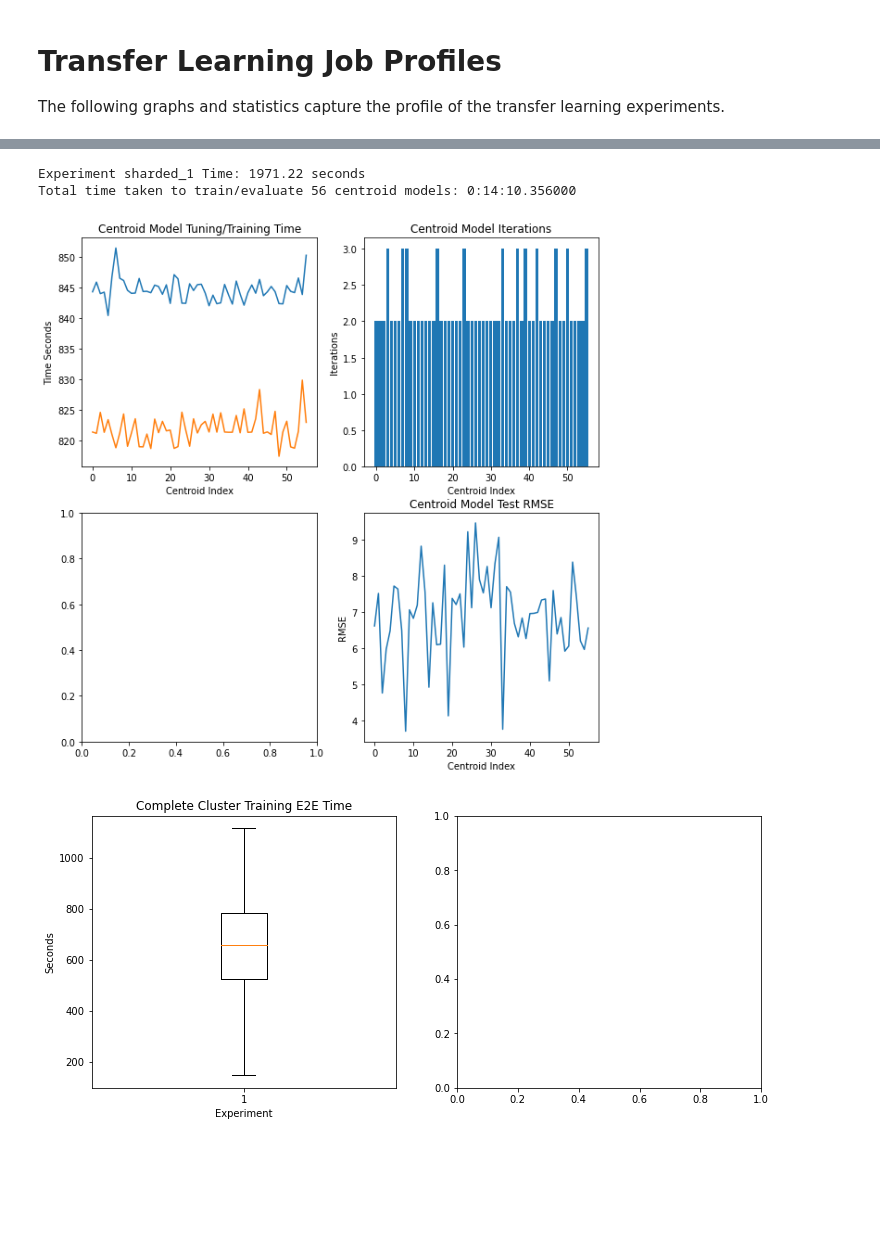
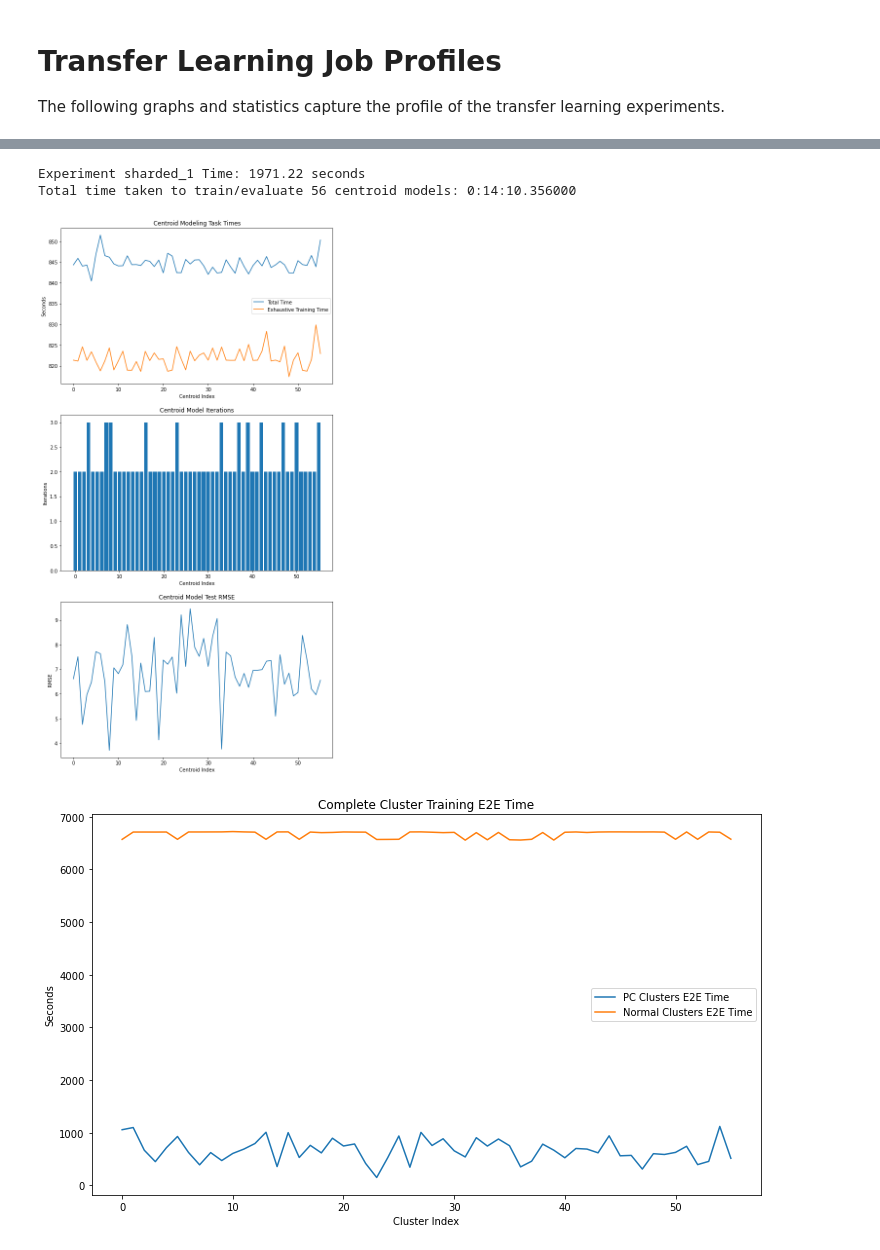
Before and after one commit to menuka94/transfer-learning, a Jupyter notebook: Job_Profiling.ipynb, the cells around one changed output, grey strips where cells are left out. Saved outputs shown, nothing was run; the diff lists cells and outputs as text; code cells hidden in the pictures; blank space fills up the shorter version.

```diff
--- a/Job_Profiling.ipynb
+++ b/Job_Profiling.ipynb
@@ -84,10 +79,0 @@ clusters = {}
-# %%
-for i, row in clusters_df.iterrows():
-    cluster_id = row["cluster_id"]
-    if cluster_id not in clusters:
-        clusters[cluster_id] = Cluster(cluster_id)
-
-    if row["is_center"]:
-        clusters[cluster_id].center_gis_join = row["gis_join"]
-    else:
-        clusters[cluster_id].gis_joins.append(row["gis_join"])
@@ -109 +80,11 @@ plt.show()
+# %%
+transfer_learn_experiment_task = None # Overarching task for experiment
+sequential_experiment_task = None # Overarching task for experiment
+
+centroid_model_tasks = CentroidModelTasks() # Tasks for centroid model training
+transfer_learn_cluster_tasks = ClusterLRModelTasks() # Tasks for transfer-learned cluster training
+sequential_cluster_tasks = ClusterLRModelTasks() # Tasks for sequential cluster training
+
+clusters_pca = {} # Stats about cluster
+clusters_seq = {} # Stats about cluster
 # %%
@@ -161,68 +251,69 @@ for i, row in tasks_df.iterrows():
 
 centroid_run_tasks = []
 for i in range(0,56):
     run_task = centroid_model_tasks.run_tasks[i]
     centroid_run_tasks.append(run_task.time_seconds)
 
 
 total_centroid_time = human_time(centroid_model_tasks.run_tasks[-1].end
                                  - centroid_model_tasks.run_tasks[0].begin)
 
-total_experiment_time = experiment_task.time_seconds
+total_experiment_time = transfer_learn_experiment_task.time_seconds
 
 print("Experiment %s Time: %s seconds" % (experiment, total_experiment_time))
 print("Total time taken to train/evaluate 56 centroid models:", total_centroid_time)
 
 
 
 # Create a figure
-figure, axis = plt.subplots(2, 2, figsize=(10,10))
+figure, axis = plt.subplots(3, 1, figsize=(10,20))
 
 
-# For Total End-to-End Time
-axis[0, 0].plot(centroid_run_tasks)
-axis[0, 0].set_title("Centroid Model E2E Time")
-axis[0, 0].set_ylabel("Seconds")
-axis[0, 0].set_xlabel("Centroid Index")
+# For Centroid Task Times
+axis[0].plot(centroid_run_tasks, label="Total Time")
+axis[0].plot((centroid_models_stats_df["time_ms"]/1000.0).to_list(), label="Exhaustive Training Time")
+axis[0].set_title("Centroid Modeling Task Times")
+axis[0].set_ylabel("Seconds")
+axis[0].set_xlabel("Centroid Index")
+axis[0].legend()
 
 # For Iterations
-axis[0, 1].bar(range(0, 56),centroid_models_stats_df["iterations"].to_list())
-axis[0, 1].set_title("Centroid Model Iterations")
-axis[0, 1].set_ylabel("Iterations")
-axis[0, 1].set_xlabel("Centroid Index")
+axis[1].bar(range(0, 56),centroid_models_stats_df["iterations"].to_list())
+axis[1].set_title("Centroid Model Iterations")
+axis[1].set_ylabel("Iterations")
+axis[1].set_xlabel("Centroid Index")
 
-# For Training Time
-axis[0, 0].plot((centroid_models_stats_df["time_ms"]/1000.0).to_list())
-axis[0, 0].set_title("Centroid Model Tuning/Training Time")
-axis[0, 0].set_ylabel("Time Seconds")
-axis[0, 0].set_xlabel("Centroid Index")
 
 # For RMSE
-axis[1, 1].plot(centroid_models_stats_df["rmse"].to_list())
-axis[1, 1].set_title("Centroid Model Test RMSE")
-axis[1, 1].set_ylabel("RMSE")
-axis[1, 1].set_xlabel("Centroid Index")
+axis[2].plot(centroid_models_stats_df["rmse"].to_list())
+axis[2].set_title("Centroid Model Test RMSE")
+axis[2].set_ylabel("RMSE")
+axis[2].set_xlabel("Centroid Index")
 
 # show plot
 plt.show()
 # %% [output]
 Experiment sharded_1 Time: 1971.22 seconds
 Total time taken to train/evaluate 56 centroid models: 0:14:10.356000
-[figure, old version]
+[figure, new version]
 # %%
 # ---- Cluster Transfer Learning Model Plotting -----
 
-clusters_run_time_seconds = [val[0].time_seconds for val in cluster_lr_model_tasks.run_tasks.values()]
+clusters_run_time_seconds = [val[0].time_seconds for val in transfer_learn_cluster_tasks.run_tasks.values()]
+seq_clusters_run_time_seconds = [val[0].time_seconds for val in sequential_cluster_tasks.run_tasks.values()]
+
 
 # Create a figure
-figure, axis = plt.subplots(1, 2, figsize=(12,5))
+plt.figure(figsize=(12,7))
 
 # For Cluster Training End-to-End Time
-axis[0].boxplot(clusters_run_time_seconds)
-axis[0].set_title("Complete Cluster Training E2E Time")
-axis[0].set_ylabel("Seconds")
-axis[0].set_xlabel("Experiment")
+plt.plot(clusters_run_time_seconds, label="PC Clusters E2E Time")
+plt.plot(seq_clusters_run_time_seconds, label="Normal Clusters E2E Time")
+plt.title("Complete Cluster Training E2E Time")
+plt.ylabel("Seconds")
+plt.xlabel("Cluster Index")
+plt.legend()
 
 plt.show()
 # %% [output]
-[figure, old version]
+[figure, new version]
```
Also changed, not shown: parts of 13 cells of this notebook, 3 other files.
